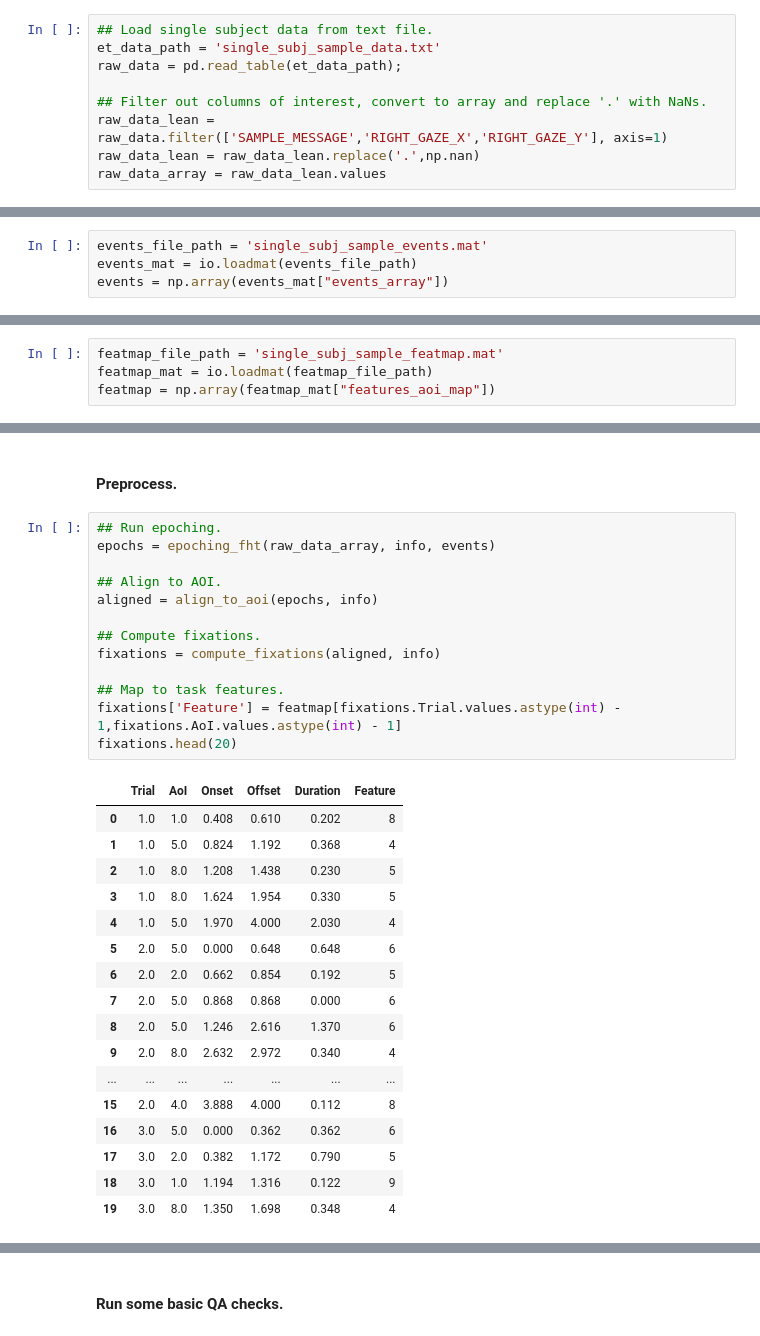
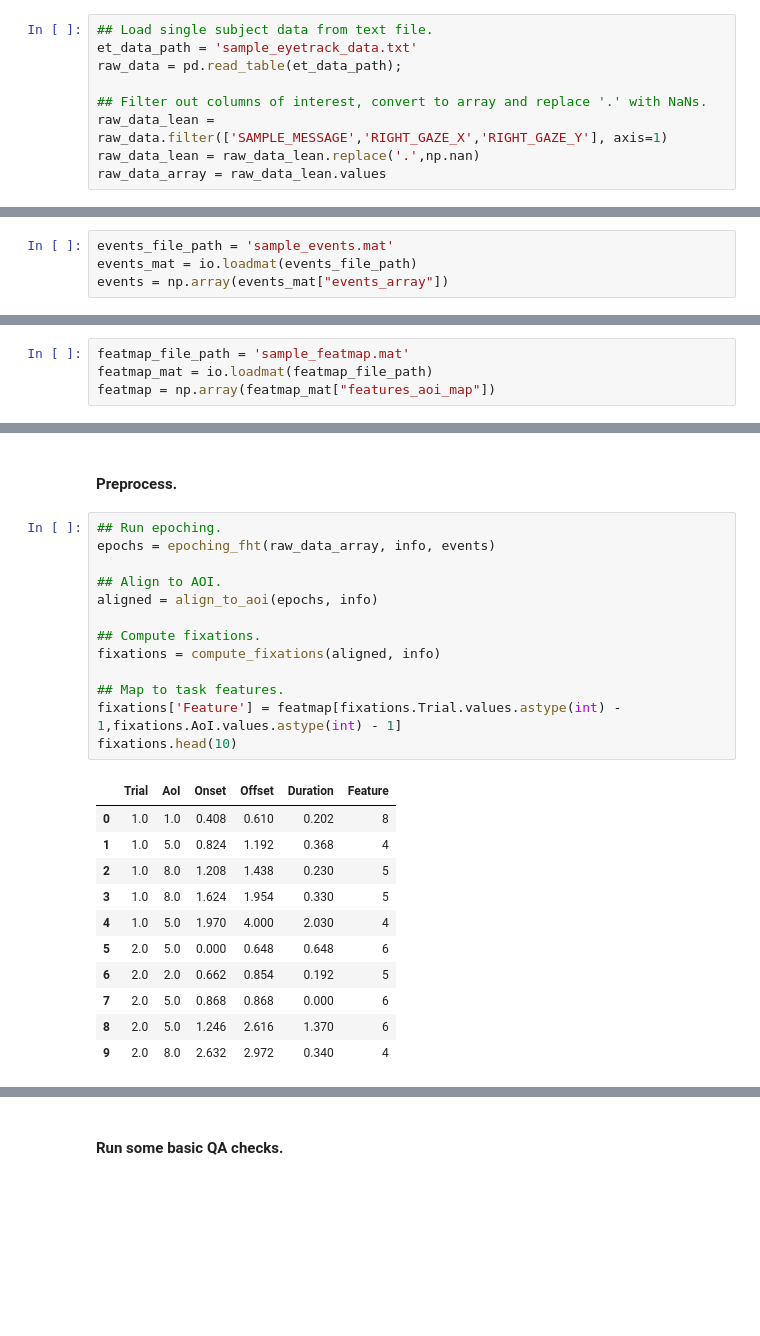
Before and after one commit to nivlab/NivLink, a Jupyter notebook: demos/demo_raw_data.ipynb, the cells around one changed output, grey strips where cells are left out. Drawn from its saved outputs; the diff is of its cells as text; blank space fills up the shorter version.

```diff
--- a/demos/demo_raw_data.ipynb
+++ b/demos/demo_raw_data.ipynb
@@ -27,7 +26,7 @@ ModuleNotFoundError: No module named 'nivlink.mapping'
 Refer to [DataViewer documentation](https://github.com/nivlab/NivLink/blob/master/docs/DataViewer.Md) for details on how to generate raw text files for your experiment.
 # %%
 ## Load single subject data from text file.
-et_data_path = 'single_subj_sample_data.txt'
+et_data_path = 'sample_eyetrack_data.txt'
 raw_data = pd.read_table(et_data_path);
 
 ## Filter out columns of interest, convert to array and replace '.' with NaNs.
@@ -43,7 +56,7 @@ The events file is a 3-column `.mat` file with line per trial which defines:
 - The trial onset relative to when the eye-tracker started recording on this run
 - The trial duration
 # %%
-events_file_path = 'single_subj_sample_events.mat'
+events_file_path = 'sample_events.mat'
 events_mat = io.loadmat(events_file_path)
 events = np.array(events_mat["events_array"])
 # %% [markdown]
@@ -51,7 +64,7 @@ events = np.array(events_mat["events_array"])
 
 The feature map file is a n_trial by n_aoi with one line per trial which defines the task feature corresponding to each AOI.
 # %%
-featmap_file_path = 'single_subj_sample_featmap.mat'
+featmap_file_path = 'sample_featmap.mat'
 featmap_mat = io.loadmat(featmap_file_path)
 featmap = np.array(featmap_mat["features_aoi_map"])
 # %% [markdown]
@@ -95,31 +108,25 @@ plt.show(fig)
 # %%
 ## Run epoching.
 epochs = epoching_fht(raw_data_array, info, events)
 
 ## Align to AOI.
 aligned = align_to_aoi(epochs, info)
 
 ## Compute fixations.
 fixations = compute_fixations(aligned, info)
 
 ## Map to task features.
 fixations['Feature'] = featmap[fixations.Trial.values.astype(int) - 1,fixations.AoI.values.astype(int) - 1]
-fixations.head(20)
+fixations.head(10)
 # %% [output]
 |  | Trial | AoI | Onset | Offset | Duration | Feature |
 | 0 | 1.0 | 1.0 | 0.408 | 0.610 | 0.202 | 8 |
 | 1 | 1.0 | 5.0 | 0.824 | 1.192 | 0.368 | 4 |
 | 2 | 1.0 | 8.0 | 1.208 | 1.438 | 0.230 | 5 |
 | 3 | 1.0 | 8.0 | 1.624 | 1.954 | 0.330 | 5 |
 | 4 | 1.0 | 5.0 | 1.970 | 4.000 | 2.030 | 4 |
 | 5 | 2.0 | 5.0 | 0.000 | 0.648 | 0.648 | 6 |
 | 6 | 2.0 | 2.0 | 0.662 | 0.854 | 0.192 | 5 |
 | 7 | 2.0 | 5.0 | 0.868 | 0.868 | 0.000 | 6 |
 | 8 | 2.0 | 5.0 | 1.246 | 2.616 | 1.370 | 6 |
 | 9 | 2.0 | 8.0 | 2.632 | 2.972 | 0.340 | 4 |
-| ... | ... | ... | ... | ... | ... | ... |
-| 15 | 2.0 | 4.0 | 3.888 | 4.000 | 0.112 | 8 |
-| 16 | 3.0 | 5.0 | 0.000 | 0.362 | 0.362 | 6 |
-| 17 | 3.0 | 2.0 | 0.382 | 1.172 | 0.790 | 5 |
-| 18 | 3.0 | 1.0 | 1.194 | 1.316 | 0.122 | 9 |
-| 19 | 3.0 | 8.0 | 1.350 | 1.698 | 0.348 | 4 |
```
Also changed, not shown: parts of 20 cells of this notebook.
